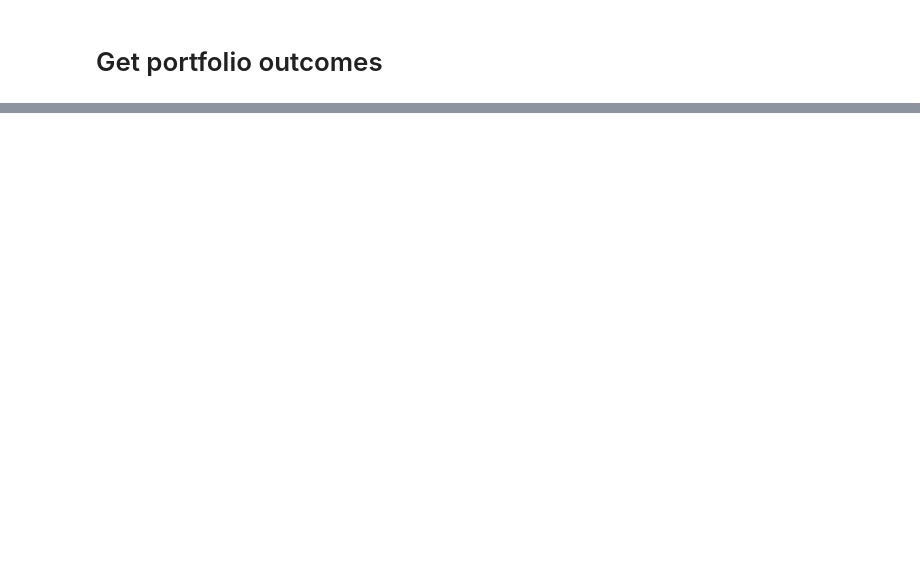
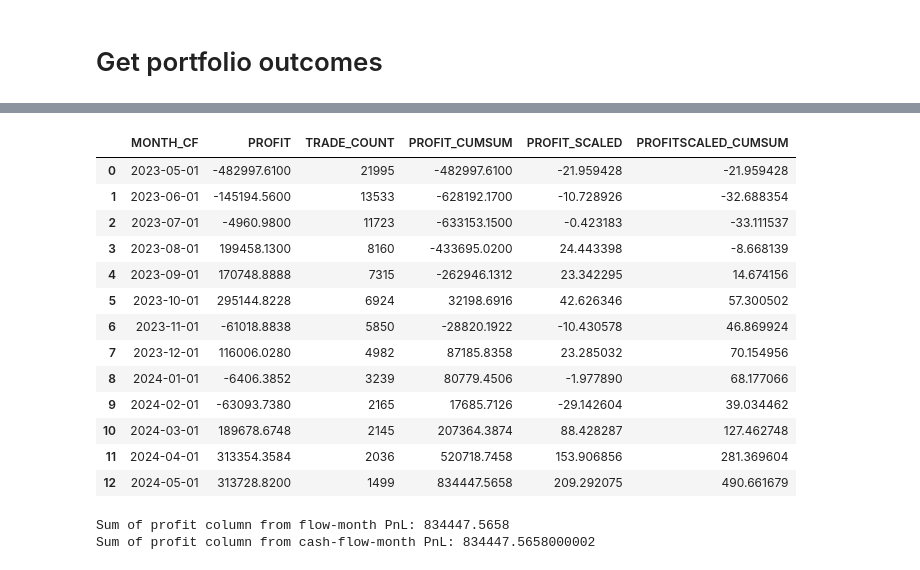
Before and after one commit to sasha-viribus/dc_forwards, a Jupyter notebook: exploratory_withbidrules_1.ipynb, the cells around one changed output, grey strips where cells are left out. Drawn from its saved outputs; the diff is of its cells as text; code cells hidden in the pictures; blank space fills up the shorter version.

```diff
--- a/exploratory_withbidrules_1.ipynb
+++ b/exploratory_withbidrules_1.ipynb
@@ -115,6 +116,7 @@ df_sample.head()
 df_bids = df_sample.copy()
 df_bids['AUCTION_MONTH'] = pd.to_datetime(df_bids['AUCTION_MONTH'], format='%Y-%m-%d')
 df_bids['FUTURE_AUCTION_MONTH'] = pd.to_datetime(df_bids['FUTURE_AUCTION_MONTH'], format='%Y-%m-%d')
+df_bids['FLOWMONTH'] = pd.to_datetime(df_bids['FLOWMONTH'], format='%Y-%m-%d')
 
 ## Want to bid at a "premium" to DC: means bidding higher on long and bidding lower on short
 conditions = [
@@ -134,13 +136,13 @@ choices = [
 df_bids['BID_ENTRY'] = np.select(conditions, choices, default=np.nan)
 df_bids = df_bids[~df_bids['BID_ENTRY'].isna()]
 
-df_bids['TRADE_TYPE'] = np.where(df_bids['MW_BUY'] >= df_bids['MW_SELL'], 'BUY', 'SELL')
+df_bids['ENTRY_TYPE'] = np.where(df_bids['MW_BUY'] >= df_bids['MW_SELL'], 'BUY', 'SELL')
 df_bids['FLOW_TYPE'] = np.where(df_bids['MCP'] >= 0, 'PF', 'CF')
 
 ## Get an indicator for whether entry cleared
 df_bids['CLEARED_ENTRY'] = np.where(
-    (df_bids['TRADE_TYPE'] == 'BUY') & (df_bids['BID_ENTRY'] > df_bids['MCP']) |
-    (df_bids['TRADE_TYPE'] == 'SELL') & (df_bids['BID_ENTRY'] < df_bids['MCP']),
+    (df_bids['ENTRY_TYPE'] == 'BUY') & (df_bids['BID_ENTRY'] > df_bids['MCP']) |
+    (df_bids['ENTRY_TYPE'] == 'SELL') & (df_bids['BID_ENTRY'] < df_bids['MCP']),
     1,
     0
 ).astype(int)
@@ -187,6 +222,3 @@ print(sorted_auction_months)
 ## 2) See what clears, add it to *Holdings*
 ## 3) Get costs and revenue
 ## 4) Move on to the next AUCTION_MONTH & repeat
-# %%
-auction_month = sorted_auction_months[6]
-print(auction_month)
@@ -257,0 +325,20 @@ for auction_month in sorted_auction_months:
+# %%
+df_revenue['COST'] = df_revenue['MCP']
+
+df_revenue['REVENUE_MONTH'] = np.where(
+    df_revenue['CLEARED_EXIT']==1,
+    df_revenue['FUTURE_AUCTION_MONTH'],
+    df_revenue['FLOWMONTH']
+)
+
+df_revenue['REVENUE'] = np.where(
+    df_revenue['CLEARED_EXIT']==1,
+    df_revenue['FUTURE_MCP'],
+    df_revenue['CONG']
+)
+
+df_revenue['PROFIT'] = np.where(
+    df_revenue['ENTRY_TYPE'] == 'BUY',
+    df_revenue['REVENUE'] - df_revenue['COST'],
+    df_revenue['COST'] - df_revenue['REVENUE']
+)
@@ -257,0 +448,34 @@ for auction_month in sorted_auction_months:
+# %%
+df_pnl_cashflow = df_pnl_cashflow.groupby('MONTH_CF').agg(
+    PROFIT = ('CASHFLOW', 'sum'),
+    TRADE_COUNT = ('ID_PATH_FLOWMONTH', 'count')
+).reset_index()
+
+df_pnl_cashflow = df_pnl_cashflow.sort_values(by=['MONTH_CF'])
+df_pnl_cashflow['PROFIT_CUMSUM'] = df_pnl_cashflow['PROFIT'].cumsum()
+
+df_pnl_cashflow['PROFIT_SCALED'] = df_pnl_cashflow['PROFIT'] / df_pnl_cashflow['TRADE_COUNT']
+df_pnl_cashflow['PROFITSCALED_CUMSUM'] = df_pnl_cashflow['PROFIT_SCALED'].cumsum()
+
+df_pnl_cashflow.head(20)
+# %% [output]
+|  | MONTH_CF | PROFIT | TRADE_COUNT | PROFIT_CUMSUM | PROFIT_SCALED | PROFITSCALED_CUMSUM |
+| 0 | 2023-05-01 | -482997.6100 | 21995 | -482997.6100 | -21.959428 | -21.959428 |
+| 1 | 2023-06-01 | -145194.5600 | 13533 | -628192.1700 | -10.728926 | -32.688354 |
+| 2 | 2023-07-01 | -4960.9800 | 11723 | -633153.1500 | -0.423183 | -33.111537 |
+| 3 | 2023-08-01 | 199458.1300 | 8160 | -433695.0200 | 24.443398 | -8.668139 |
+| 4 | 2023-09-01 | 170748.8888 | 7315 | -262946.1312 | 23.342295 | 14.674156 |
+| 5 | 2023-10-01 | 295144.8228 | 6924 | 32198.6916 | 42.626346 | 57.300502 |
+| 6 | 2023-11-01 | -61018.8838 | 5850 | -28820.1922 | -10.430578 | 46.869924 |
+| 7 | 2023-12-01 | 116006.0280 | 4982 | 87185.8358 | 23.285032 | 70.154956 |
+| 8 | 2024-01-01 | -6406.3852 | 3239 | 80779.4506 | -1.977890 | 68.177066 |
+| 9 | 2024-02-01 | -63093.7380 | 2165 | 17685.7126 | -29.142604 | 39.034462 |
+| 10 | 2024-03-01 | 189678.6748 | 2145 | 207364.3874 | 88.428287 | 127.462748 |
+| 11 | 2024-04-01 | 313354.3584 | 2036 | 520718.7458 | 153.906856 | 281.369604 |
+| 12 | 2024-05-01 | 313728.8200 | 1499 | 834447.5658 | 209.292075 | 490.661679 |
+# %%
+print(f"Sum of profit column from flow-month PnL: {df_pnl_flowmonth['PROFIT'].sum()}")
+print(f"Sum of profit column from cash-flow-month PnL: {df_pnl_cashflow['PROFIT'].sum()}")
+# %% [output]
+Sum of profit column from flow-month PnL: 834447.5658
+Sum of profit column from cash-flow-month PnL: 834447.5658000002
```
Also changed, not shown: parts of 19 cells of this notebook.
